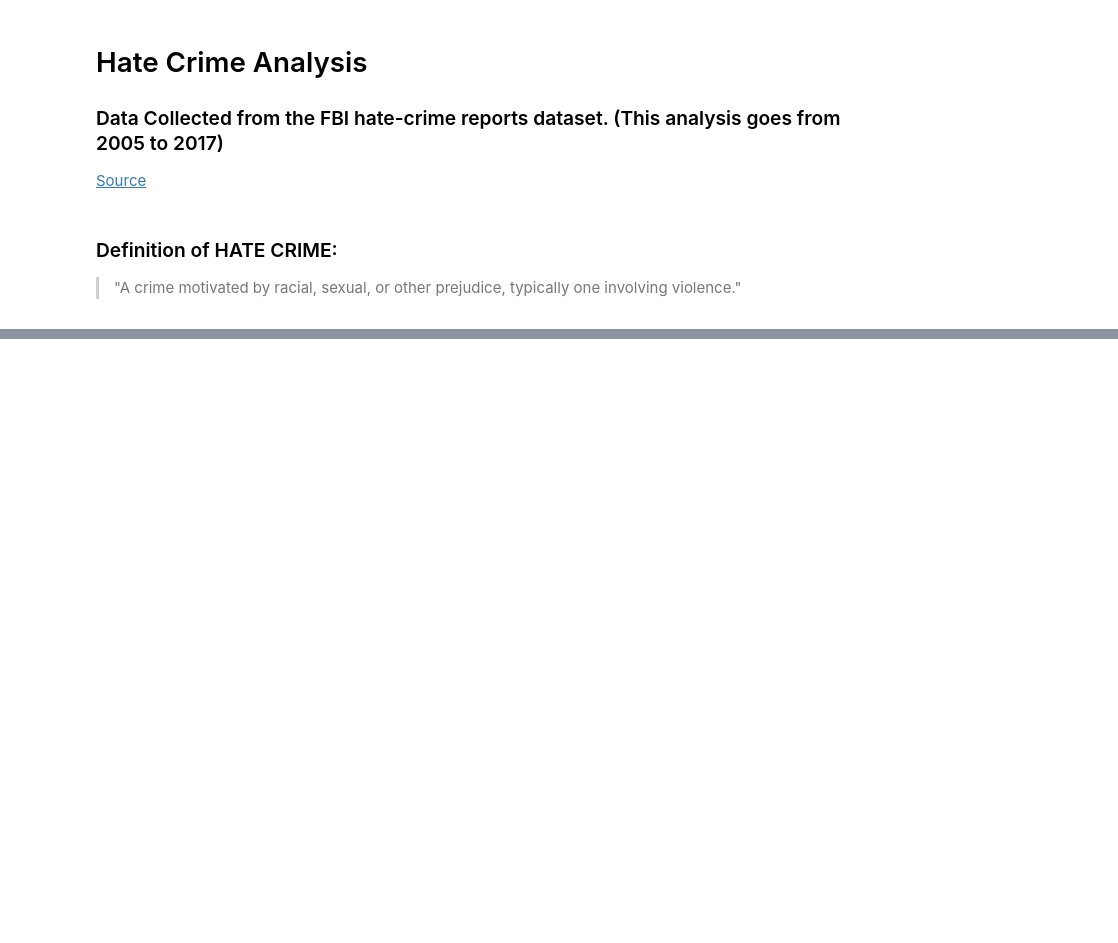
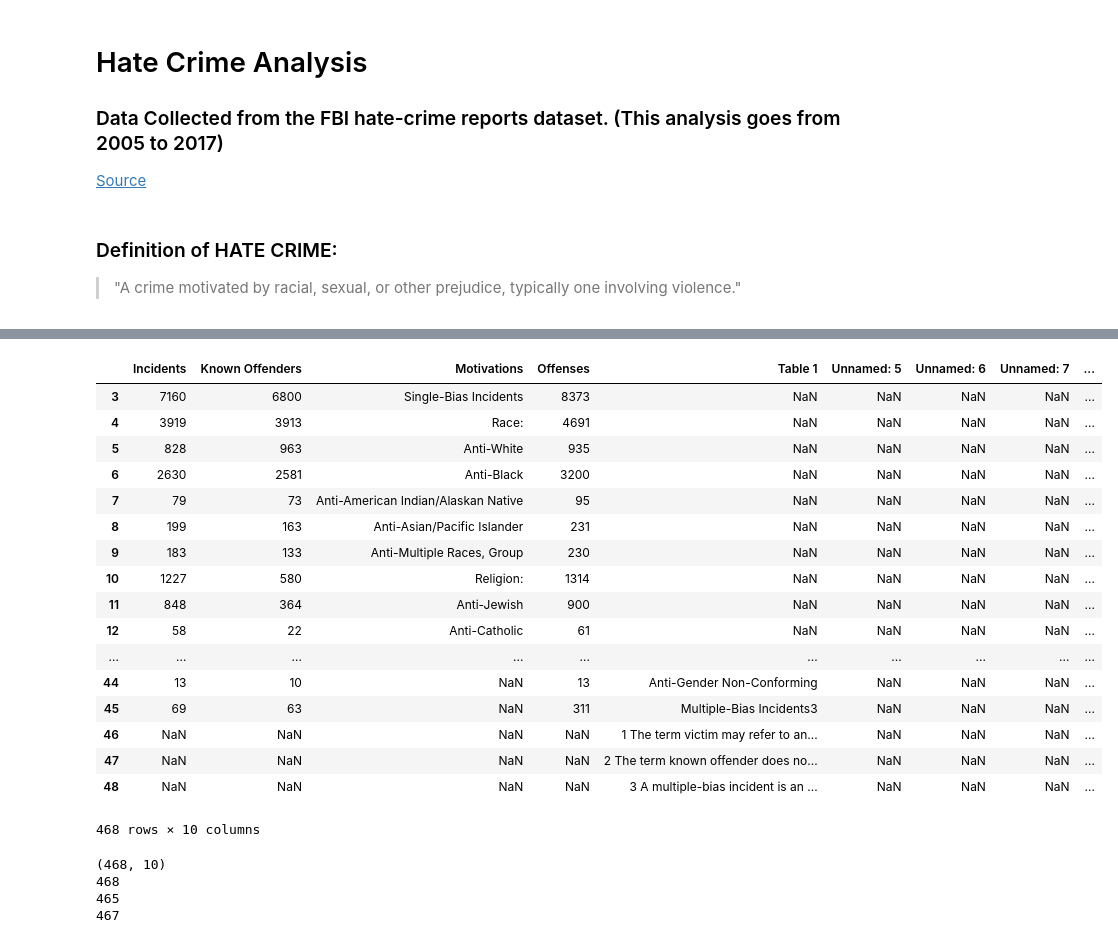
Before and after one commit to pars3c/hate-crime, a Jupyter notebook: hate-crime.ipynb, the cells around one changed output, grey strips where cells are left out. Drawn from its saved outputs; the diff is of its cells as text; code cells hidden in the pictures; blank space fills up the shorter version.

Commit message:
data preprocessed

```diff
--- a/hate-crime.ipynb
+++ b/hate-crime.ipynb
@@ -41,0 +16,42 @@ df1
+# %%
+df_2005 = pd.ExcelFile('table-2005.xls')
+df_2006 = pd.ExcelFile('table-2006.xls')
+df_2007 = pd.ExcelFile('table-2007.xls')
+df_2008 = pd.ExcelFile('table-2008.xls')
+df_2009 = pd.ExcelFile('table-2009.xls')
+df_2010 = pd.ExcelFile('table-2010.xls')
+df_2011 = pd.ExcelFile('table-2011.xls')
+df_2012 = pd.ExcelFile('table-2012.xls')
+df_2013 = pd.ExcelFile('table-2013.xls')
+df_2014 = pd.ExcelFile('table-2014.xls')
+df_2015 = pd.ExcelFile('table-2015.xls')
+df_2016 = pd.ExcelFile('table-2016.xls')
+df_2017 = pd.ExcelFile('table-2017.xls')
+# %%
+df_2005 = df_2005.parse('Table 1')
+df_2006 = df_2006.parse('Table 1')
+df_2007 = df_2007.parse('Table 1')
+df_2008 = df_2008.parse('Table 1')
+df_2009 = df_2009.parse('Table 1')
+df_2010 = df_2010.parse('Table 1')
+df_2011 = df_2011.parse('Table 1')
+df_2012 = df_2012.parse('Table 1')
+df_2013 = df_2013.parse('Table 1')
+df_2014 = df_2014.parse('Table 1')
+df_2015 = df_2015.parse('Table 1')
+df_2016 = df_2016.parse('Table 1')
+df_2017 = df_2017.parse('Table 1')
+# %%
+header = {"Unnamed: 1": "Incidents", "Unnamed: 2": "Offenses", "Unnamed: 3": "Victims", "Unnamed: 4": "Known Offenders", "Table 1": "Motivations"}
+super_df = [df_2005, df_2006, df_2007, df_2008, df_2009, df_2010, df_2011, df_2012, df_2013, df_2014, df_2015, df_2016, df_2017]
+ls = pd.DataFrame(columns=["Incidents", "Offenses", "Victims", "Known Offenders", "Motivations", "Year"])
+ls = ls.set_index("Motivations")
+print(ls.head())
+year = 2005
+for df in super_df:
+    df = df.rename(columns=header)
+    df = df.iloc[3:]
+    df["Year"] = year
+    ls = ls.append(df)
+    year += 1
+    print(ls.head())
@@ -41,0 +76,32 @@ df1
+# %%
+
+ls
+# %% [output]
+|  | Incidents | Known Offenders | Motivations | Offenses | Table 1 | Unnamed: 5 | Unnamed: 6 | Unnamed: 7 | ... |
+| 3 | 7160 | 6800 | Single-Bias Incidents | 8373 | NaN | NaN | NaN | NaN | ... |
+| 4 | 3919 | 3913 | Race: | 4691 | NaN | NaN | NaN | NaN | ... |
+| 5 | 828 | 963 | Anti-White | 935 | NaN | NaN | NaN | NaN | ... |
+| 6 | 2630 | 2581 | Anti-Black | 3200 | NaN | NaN | NaN | NaN | ... |
+| 7 | 79 | 73 | Anti-American Indian/Alaskan Native | 95 | NaN | NaN | NaN | NaN | ... |
+| 8 | 199 | 163 | Anti-Asian/Pacific Islander | 231 | NaN | NaN | NaN | NaN | ... |
+| 9 | 183 | 133 | Anti-Multiple Races, Group | 230 | NaN | NaN | NaN | NaN | ... |
+| 10 | 1227 | 580 | Religion: | 1314 | NaN | NaN | NaN | NaN | ... |
+| 11 | 848 | 364 | Anti-Jewish | 900 | NaN | NaN | NaN | NaN | ... |
+| 12 | 58 | 22 | Anti-Catholic | 61 | NaN | NaN | NaN | NaN | ... |
+| ... | ... | ... | ... | ... | ... | ... | ... | ... | ... |
+| 44 | 13 | 10 | NaN | 13 | Anti-Gender Non-Conforming | NaN | NaN | NaN | ... |
+| 45 | 69 | 63 | NaN | 311 | Multiple-Bias Incidents3 | NaN | NaN | NaN | ... |
+| 46 | NaN | NaN | NaN | NaN | 1 The term victim may refer to an... | NaN | NaN | NaN | ... |
+| 47 | NaN | NaN | NaN | NaN | 2 The term known offender does no... | NaN | NaN | NaN | ... |
+| 48 | NaN | NaN | NaN | NaN | 3 A multiple-bias incident is an ... | NaN | NaN | NaN | ... |
+468 rows × 10 columns
+# %%
+print(ls.shape)
+print(ls["Unnamed: 5"].isnull().values.sum())
+print(ls["Unnamed: 6"].isnull().values.sum())
+print(ls["Unnamed: 7"].isnull().values.sum())
+# %% [output]
+(468, 10)
+468
+465
+467
```
Also changed, not shown: parts of 7 cells of this notebook.
